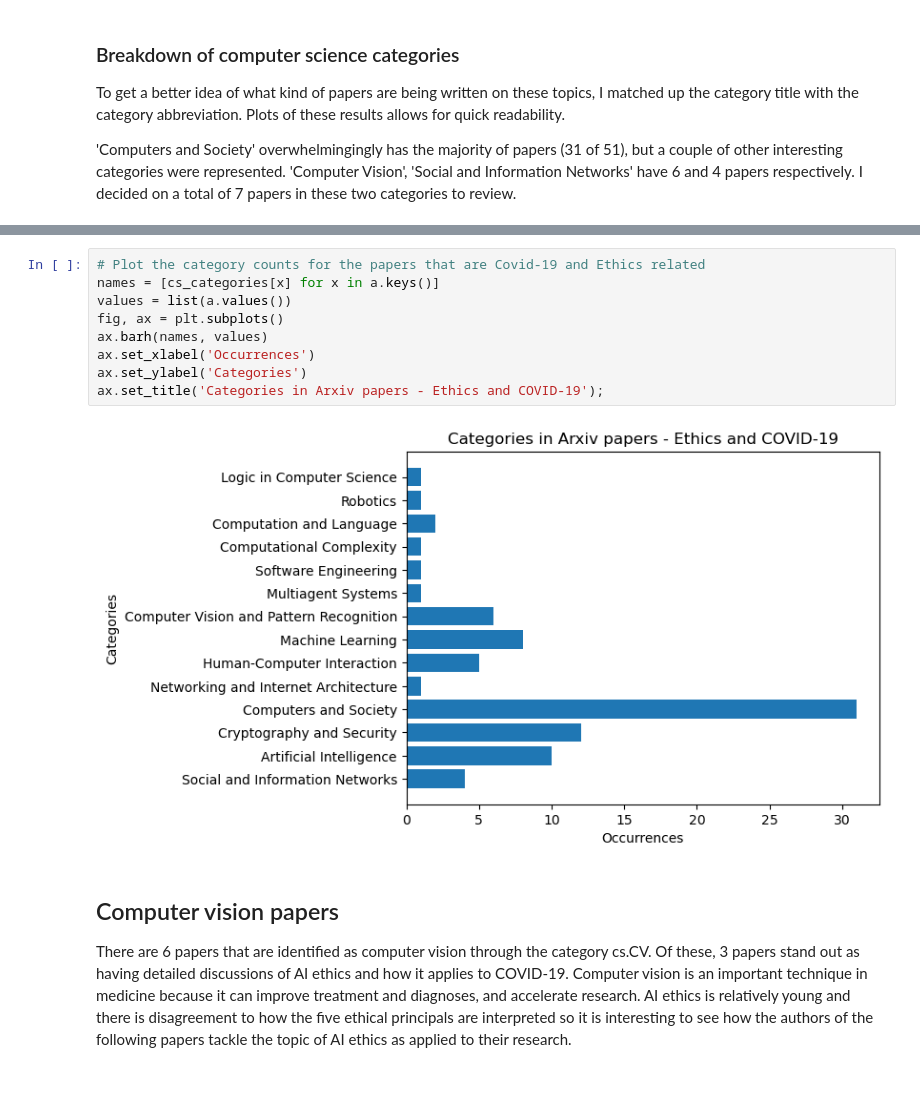
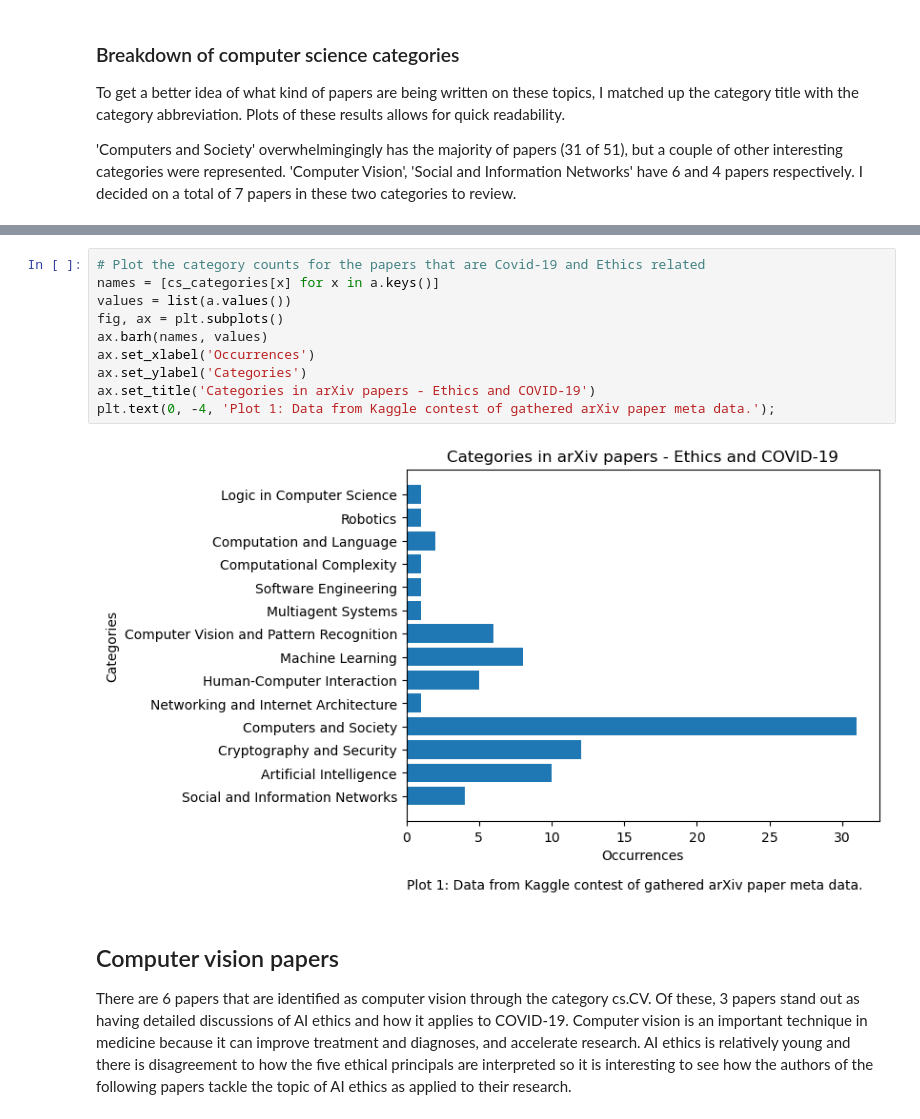
Before and after one commit to megpay/kaggle-analysis, a Jupyter notebook: ai-ethics-and-covid-19.ipynb, the cells around one changed output, grey strips where cells are left out. Drawn from its saved outputs; the diff is of its cells as text; blank space fills up the shorter version.

Commit message:
Kaggle Notebook | AI Ethics and COVID-19 | Version 7

```diff
--- a/ai-ethics-and-covid-19.ipynb
+++ b/ai-ethics-and-covid-19.ipynb
@@ -130,14 +130,15 @@ Dictionary with the count of the categories for the papers that are related to C
 # %%
 # Plot the category counts for the papers that are Covid-19 and Ethics related
 names = [cs_categories[x] for x in a.keys()]
 values = list(a.values())
 fig, ax = plt.subplots()
 ax.barh(names, values)
 ax.set_xlabel('Occurrences')
 ax.set_ylabel('Categories')
-ax.set_title('Categories in Arxiv papers - Ethics and COVID-19');
+ax.set_title('Categories in arXiv papers - Ethics and COVID-19')
+plt.text(0, -4, 'Plot 1: Data from Kaggle contest of gathered arXiv paper meta data.');
 # %% [output]
-[figure, old version]
+[figure, new version]
 # %% [markdown]
 ## Computer vision papers
 
```
Also changed, not shown: parts of 9 cells of this notebook.
